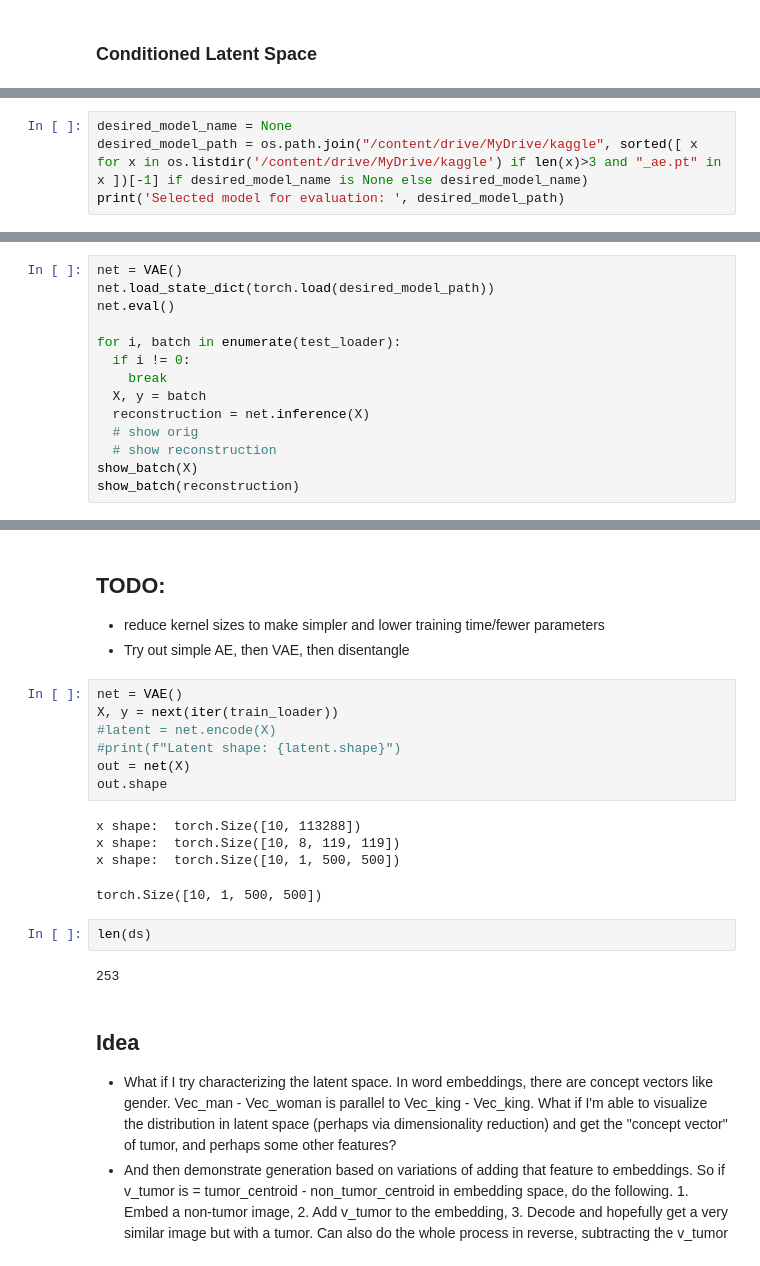
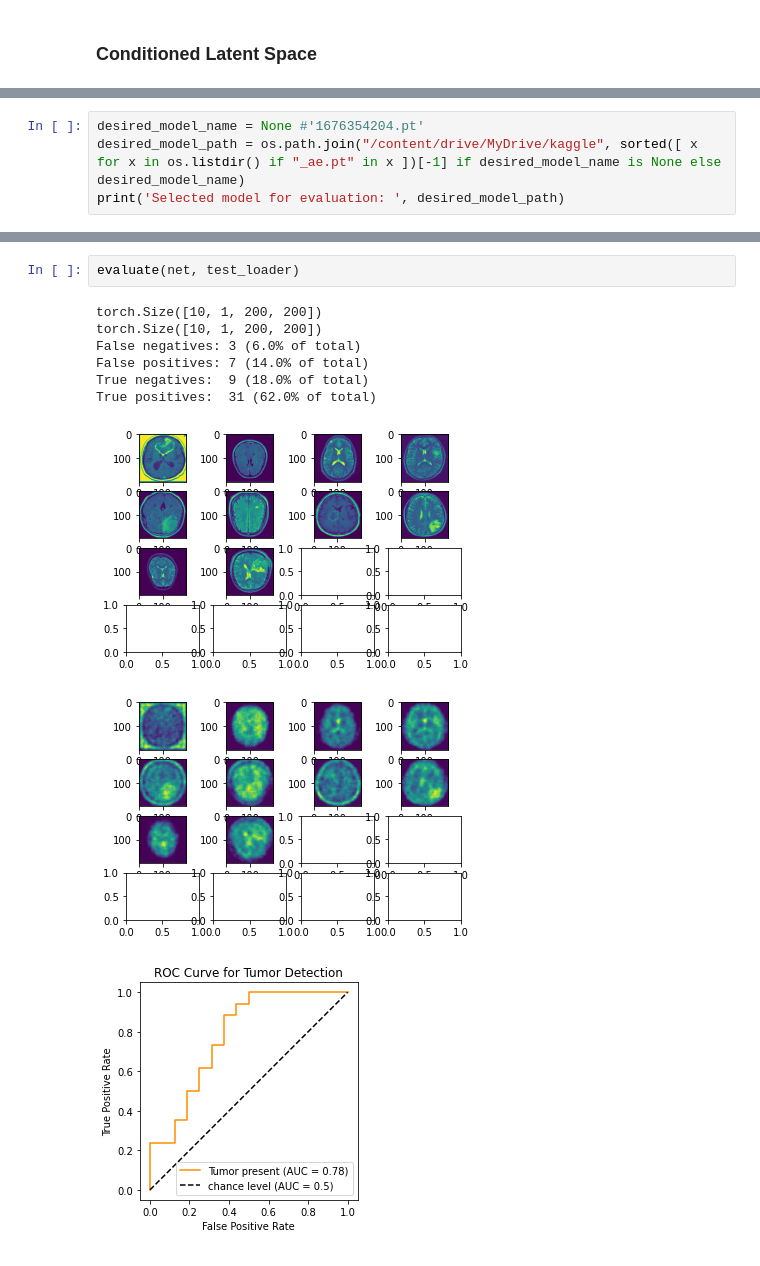
Before and after one commit to rhausman/brain_tumor_analysis, a Jupyter notebook: Tumor_Analysis.ipynb, the cells around one changed output, grey strips where cells are left out. Drawn from its saved outputs; the diff is of its cells as text.

```diff
--- a/Tumor_Analysis.ipynb
+++ b/Tumor_Analysis.ipynb
@@ -823,5 +844,5 @@ tensor(0.0002, device='cuda:0', grad_fn=<StdBackward0>)
 # %%
-desired_model_name = None
-desired_model_path = os.path.join("/content/drive/MyDrive/kaggle", sorted([ x for x in os.listdir('/content/drive/MyDrive/kaggle') if len(x)>3 and "_ae.pt" in x ])[-1] if desired_model_name is None else desired_model_name)
+desired_model_name = None #'1676354204.pt'
+desired_model_path = os.path.join("/content/drive/MyDrive/kaggle", sorted([ x for x in os.listdir() if "_ae.pt" in x ])[-1] if desired_model_name is None else desired_model_name)
 print('Selected model for evaluation: ', desired_model_path)
 # %% [output]
@@ -829,14 +849,0 @@ Selected model for evaluation:  /content/drive/MyDrive/kaggle/1677616546.pt
-# %%
-net = VAE()
-net.load_state_dict(torch.load(desired_model_path))
-net.eval()
-
-for i, batch in enumerate(test_loader):
-  if i != 0:
-    break
-  X, y = batch
-  reconstruction = net.inference(X)
-  # show orig
-  # show reconstruction
-show_batch(X)
-show_batch(reconstruction)
@@ -886,24 +915,12 @@ def evaluate(model, loader):
-# %% [markdown]
-## TODO:
-* reduce kernel sizes to make simpler and lower training time/fewer parameters
-* Try out simple AE, then VAE, then disentangle
-# %%
-net = VAE()
-X, y = next(iter(train_loader))
-#latent = net.encode(X)
-#print(f"Latent shape: {latent.shape}")
-out = net(X)
-out.shape
-# %% [output]
-x shape:  torch.Size([10, 113288])
-x shape:  torch.Size([10, 8, 119, 119])
-x shape:  torch.Size([10, 1, 500, 500])
-torch.Size([10, 1, 500, 500])
-# %%
-len(ds)
-# %% [output]
-253
-# %% [markdown]
-## Idea
-* What if I try characterizing the latent space. In word embeddings, there are concept vectors like gender. Vec_man - Vec_woman is parallel to Vec_king - Vec_king. What if I'm able to visualize the distribution in latent space (perhaps via dimensionality reduction) and get the "concept vector" of tumor, and perhaps some other features?
-* And then demonstrate generation based on variations of adding that feature to embeddings. So if v_tumor is = tumor_centroid - non_tumor_centroid in embedding space, do the following. 1. Embed a non-tumor image, 2. Add v_tumor to the embedding, 3. Decode and hopefully get a very similar image but with a tumor. Can also do the whole process in reverse, subtracting the v_tumor
+# %%
+evaluate(net, test_loader)
+# %% [output]
+torch.Size([10, 1, 200, 200])
+torch.Size([10, 1, 200, 200])
+False negatives: 3 (6.0% of total)
+False positives: 7 (14.0% of total)
+True negatives:  9 (18.0% of total)
+True positives:  31 (62.0% of total)
+[figure, added]
+[figure, added]
+[figure, added]
```
Also changed, not shown: parts of 38 cells of this notebook.
